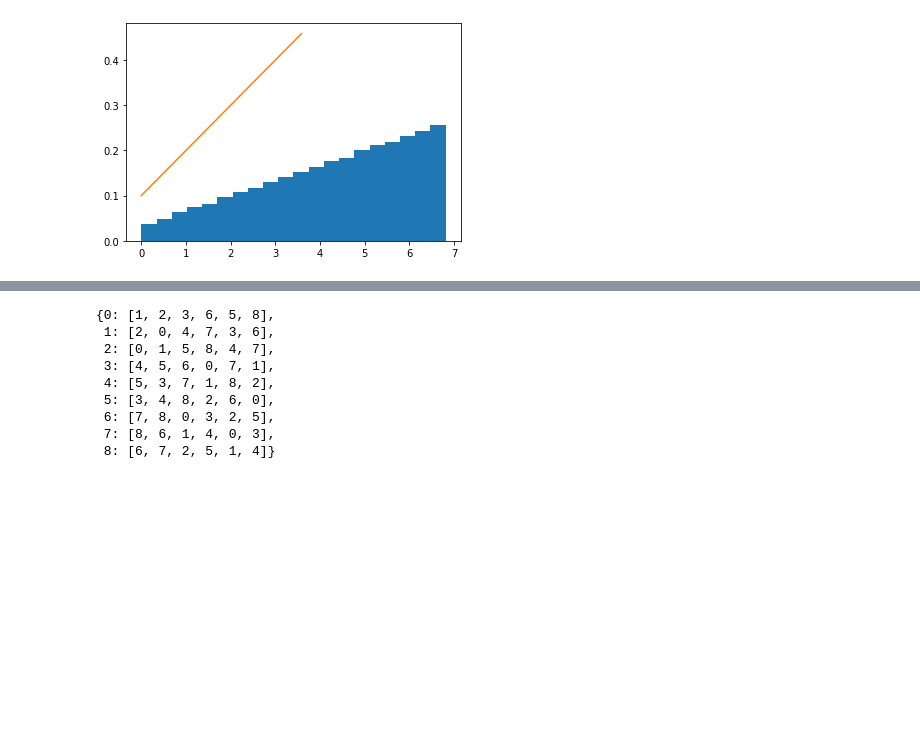
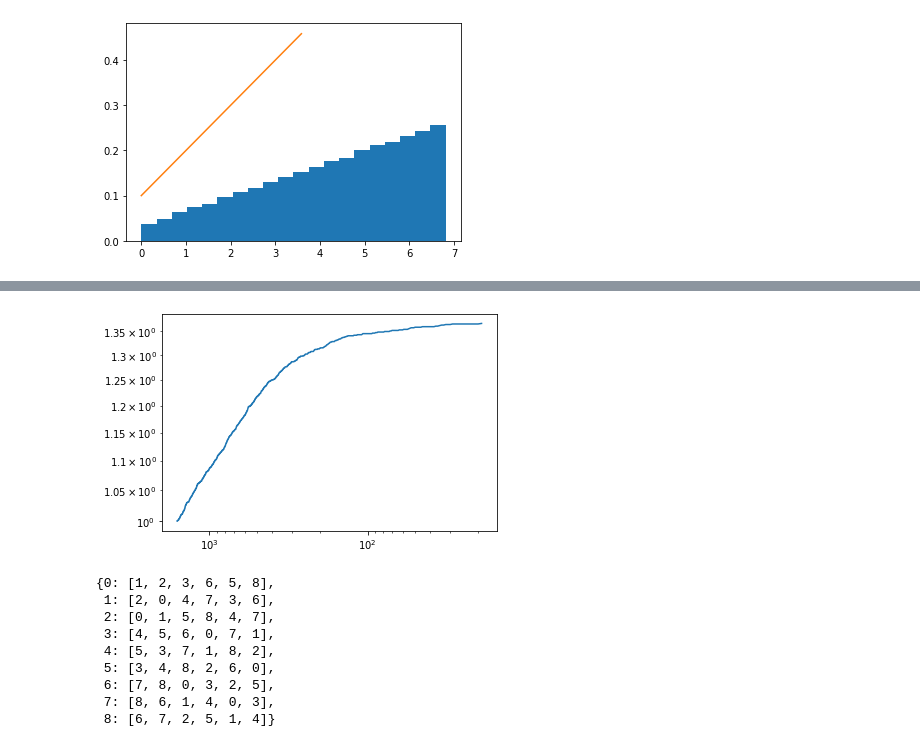
Before and after one commit to tsgaurav/Ising_RSRG, a Jupyter notebook: ipynb_notebooks/Log_Ising_Decimation_2D.ipynb, the cells around one changed output, grey strips where cells are left out. Cells and saved outputs as stored; diff of their text form; code cells hidden in the pictures; blank space fills up the shorter version.

```diff
--- a/ipynb_notebooks/Log_Ising_Decimation_2D.ipynb
+++ b/ipynb_notebooks/Log_Ising_Decimation_2D.ipynb
@@ -469,3 +545,13 @@ print(*popt)
+# %%
+x = L*L - np.arange(steps+2)
+y = test.moment_list
+
+plt.plot(x, y)
+plt.xscale('log')
+plt.yscale('log')
+plt.gca().invert_xaxis()
+# %% [output]
+[figure, added]
 # %%
 L = 3
 a,b,w = 0.1, 0.105, 6
```
Also changed, not shown: parts of 11 cells of this notebook, 1 other file.
